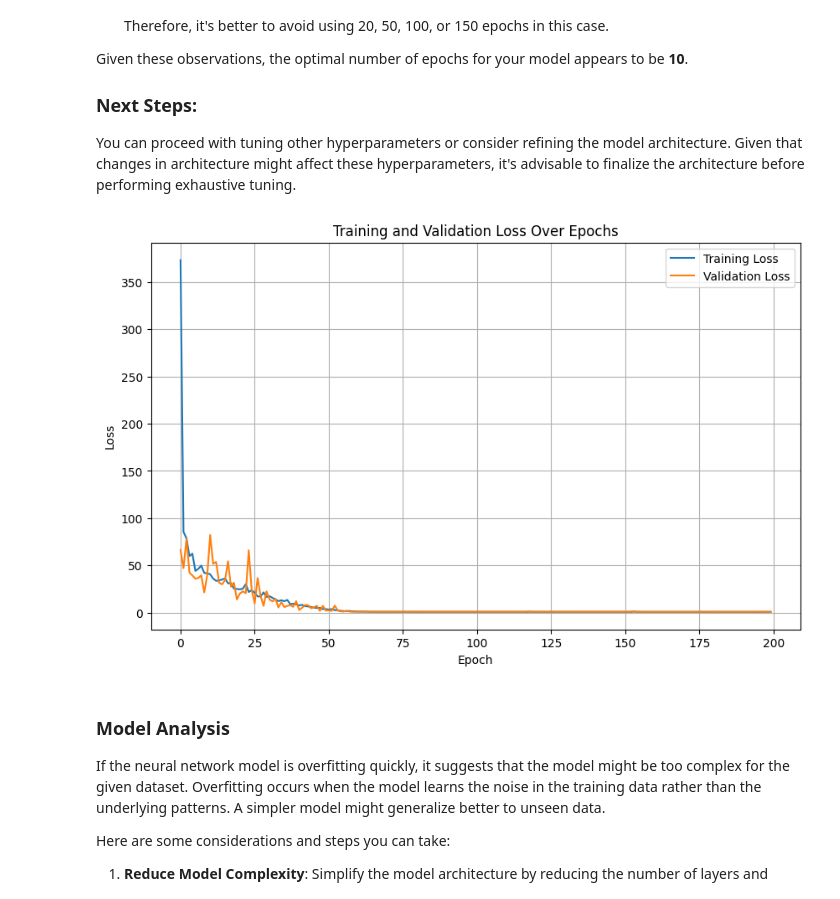
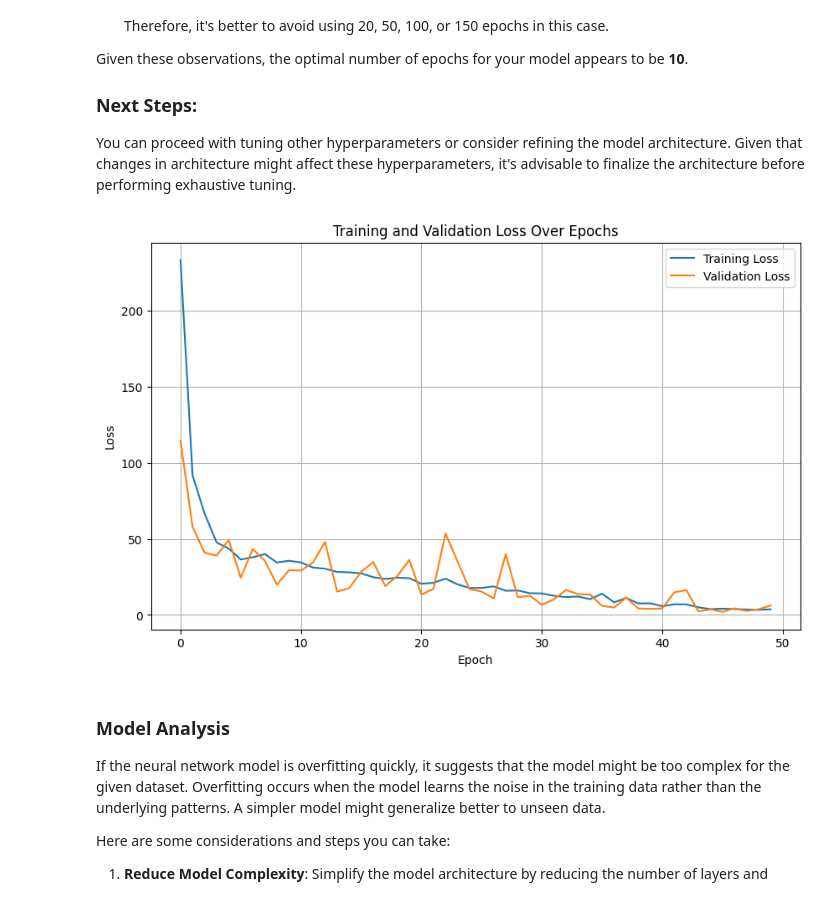
Before and after one commit to micah-shull/Machine_Learning_Pipelines, a Jupyter notebook: pipelines_07_pytorch_pipeline_11_hyperparameter_tuning.ipynb, the cells around one changed output. Cells and saved outputs as stored; diff of their text form; code cells hidden in the pictures.

Commit message:
Plot model performance over 50 epochs to visualize overfitting.

```diff
--- a/pipelines_07_pytorch_pipeline_11_hyperparameter_tuning.ipynb
+++ b/pipelines_07_pytorch_pipeline_11_hyperparameter_tuning.ipynb
@@ -541,35 +541,35 @@ class SklearnSimpleNN(BaseEstimator, ClassifierMixin):
         with torch.no_grad():
             if isinstance(X, pd.DataFrame):
                 X = torch.tensor(X.values, dtype=torch.float32)
             elif isinstance(X, np.ndarray):
                 X = torch.tensor(X, dtype=torch.float32)
             outputs = self.model(X)
             probabilities = torch.sigmoid(outputs)
             predictions = (probabilities > self.threshold).float()
         return predictions.numpy().squeeze()
 
 
 # Split the data into training and validation sets
 X_train, X_val, y_train, y_val = split_data(data, target=target)
 
 # Define the neural network estimator with a high number of epochs
-nn_estimator = SklearnSimpleNN(input_dim=X_train.shape[1], learning_rate=0.001, epochs=200, batch_size=64, pos_weight=best_class_weight, threshold=best_lower_threshold)
+nn_estimator = SklearnSimpleNN(input_dim=X_train.shape[1], learning_rate=0.001, epochs=50, batch_size=64, pos_weight=best_class_weight, threshold=best_lower_threshold)
 
 # Train the model and store losses
 nn_estimator.fit(X_train, y_train, X_val, y_val)
 
 # Plot the training and validation losses
 plt.figure(figsize=(10, 6))
 plt.plot(nn_estimator.train_losses, label='Training Loss')
 plt.plot(nn_estimator.val_losses, label='Validation Loss')
 plt.xlabel('Epoch')
 plt.ylabel('Loss')
 plt.title('Training and Validation Loss Over Epochs')
 plt.legend()
 plt.grid(True)
 plt.show()
 # %% [output]
-[figure, old version]
+[figure, new version]
 # %% [markdown]
 ### Model Analysis
 
```
